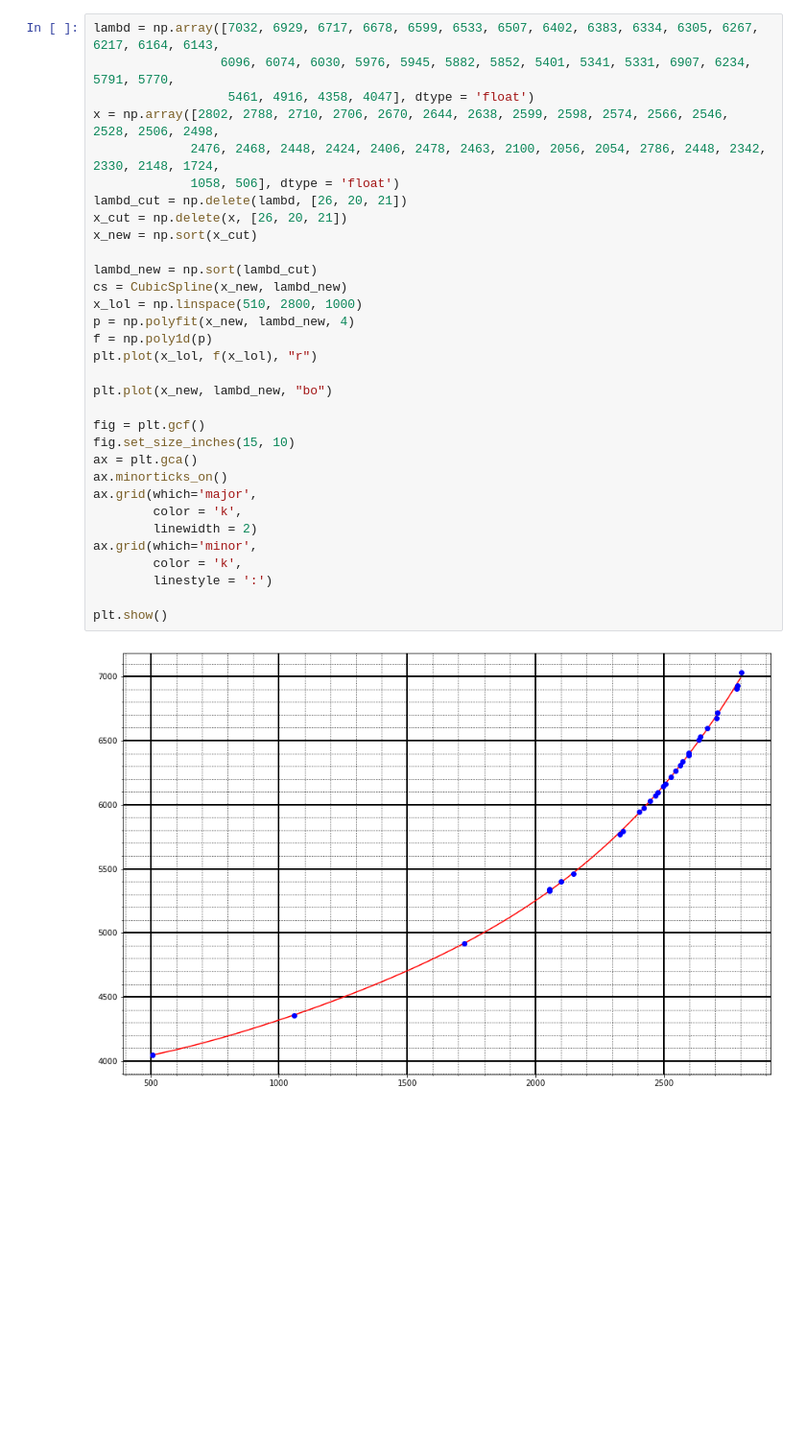
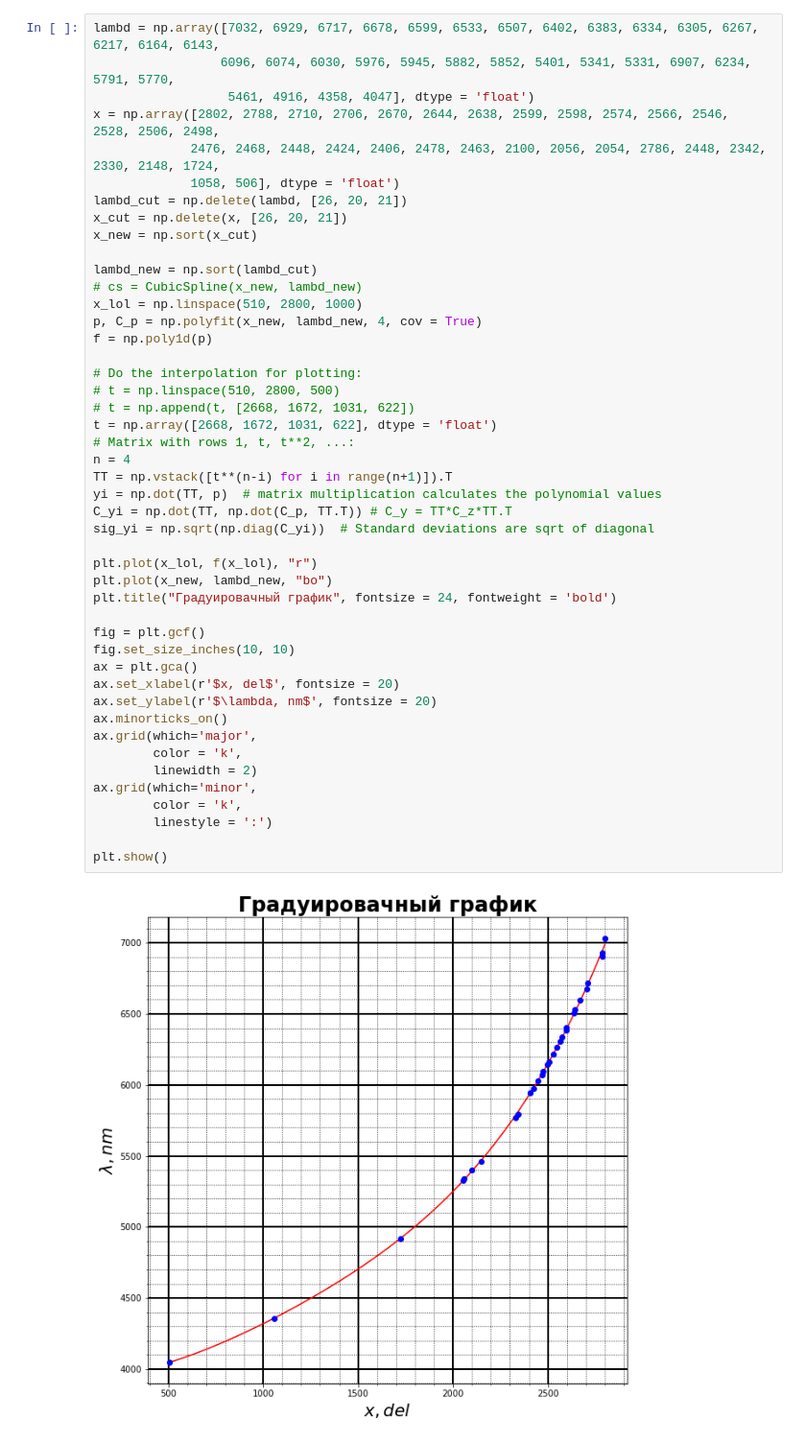
Before and after one commit to rogovrt/lab_5sem, a Jupyter notebook: lab_22(3).ipynb, the cells around one changed output. Shown: that part at 96% size. Cells and saved outputs as stored; diff of their text form; blank space fills up the shorter version.

```diff
--- a/lab_22(3).ipynb
+++ b/lab_22(3).ipynb
@@ -6,37 +7,51 @@ from scipy.interpolate import CubicSpline
 # %%
 lambd = np.array([7032, 6929, 6717, 6678, 6599, 6533, 6507, 6402, 6383, 6334, 6305, 6267, 6217, 6164, 6143,
                  6096, 6074, 6030, 5976, 5945, 5882, 5852, 5401, 5341, 5331, 6907, 6234, 5791, 5770,
                   5461, 4916, 4358, 4047], dtype = 'float')
 x = np.array([2802, 2788, 2710, 2706, 2670, 2644, 2638, 2599, 2598, 2574, 2566, 2546, 2528, 2506, 2498,
              2476, 2468, 2448, 2424, 2406, 2478, 2463, 2100, 2056, 2054, 2786, 2448, 2342, 2330, 2148, 1724,
              1058, 506], dtype = 'float')
 lambd_cut = np.delete(lambd, [26, 20, 21])
 x_cut = np.delete(x, [26, 20, 21])
 x_new = np.sort(x_cut)
 
 lambd_new = np.sort(lambd_cut)
-cs = CubicSpline(x_new, lambd_new)
+# cs = CubicSpline(x_new, lambd_new)
 x_lol = np.linspace(510, 2800, 1000)
-p = np.polyfit(x_new, lambd_new, 4)
+p, C_p = np.polyfit(x_new, lambd_new, 4, cov = True)
 f = np.poly1d(p)
+
+# Do the interpolation for plotting:
+# t = np.linspace(510, 2800, 500)
+# t = np.append(t, [2668, 1672, 1031, 622])
+t = np.array([2668, 1672, 1031, 622], dtype = 'float')
+# Matrix with rows 1, t, t**2, ...:
+n = 4
+TT = np.vstack([t**(n-i) for i in range(n+1)]).T
+yi = np.dot(TT, p)  # matrix multiplication calculates the polynomial values
+C_yi = np.dot(TT, np.dot(C_p, TT.T)) # C_y = TT*C_z*TT.T
+sig_yi = np.sqrt(np.diag(C_yi))  # Standard deviations are sqrt of diagonal
+
 plt.plot(x_lol, f(x_lol), "r")
-
 plt.plot(x_new, lambd_new, "bo")
+plt.title("Градуировачный график", fontsize = 24, fontweight = 'bold')
 
 fig = plt.gcf()
-fig.set_size_inches(15, 10)
+fig.set_size_inches(10, 10)
 ax = plt.gca()
+ax.set_xlabel(r'$x, del$', fontsize = 20)
+ax.set_ylabel(r'$\lambda, nm$', fontsize = 20)
 ax.minorticks_on()
 ax.grid(which='major',
         color = 'k',
         linewidth = 2)
 ax.grid(which='minor',
         color = 'k',
         linestyle = ':')
 
 plt.show()
 # %% [output]
-[figure, old version]
+[figure, new version]
 # %%
 Ha = f(2668)
 Hb = f(1672)
```
Also changed, not shown: parts of 4 cells of this notebook.
